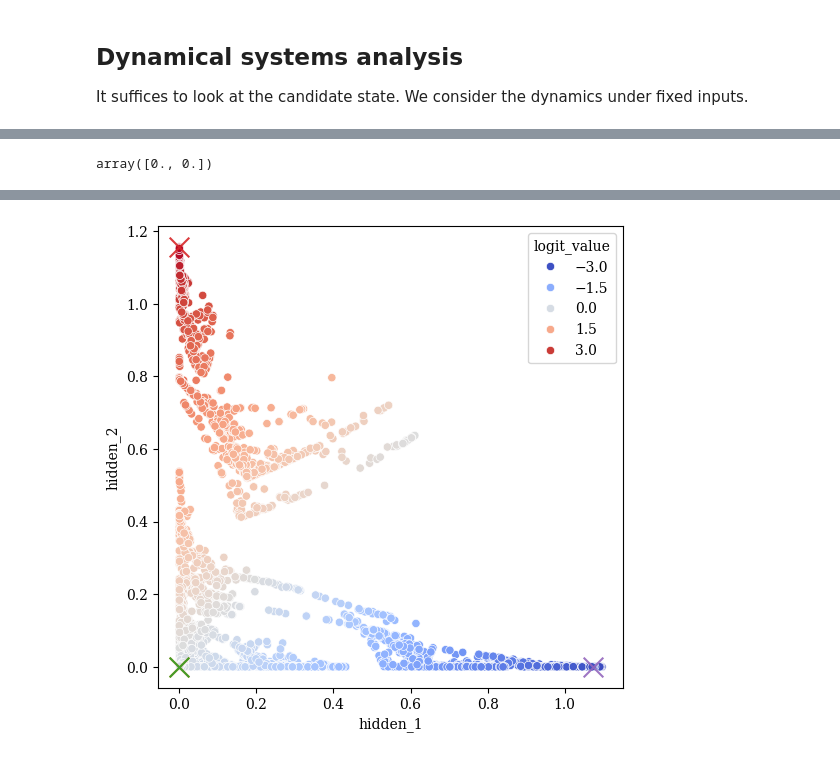
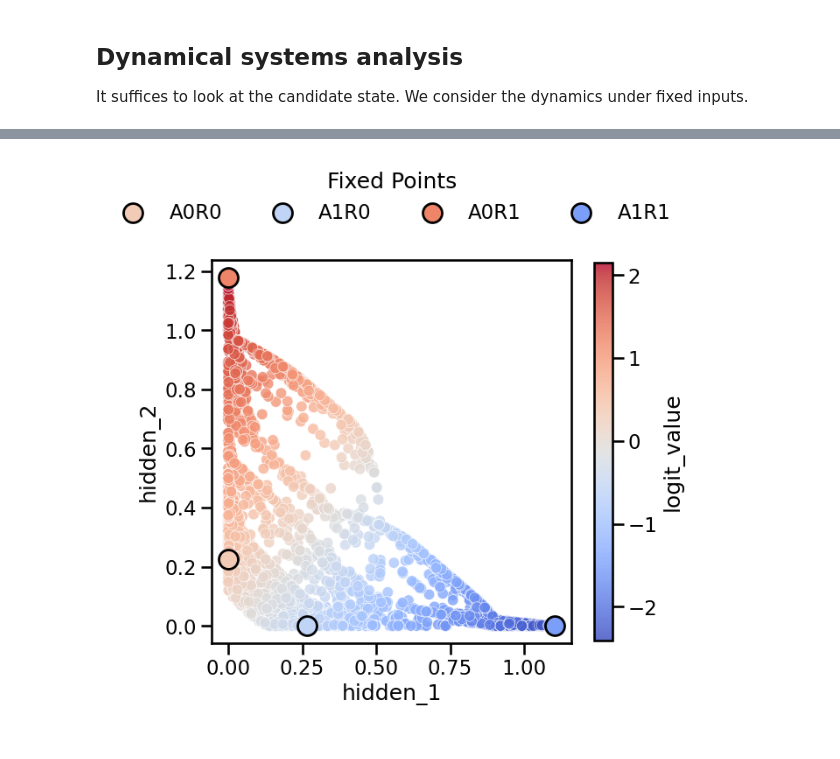
Before and after one commit to charlesdgburns/NM_TinyRNN, a Jupyter notebook: notebooks/monoGRU_mechanisms.ipynb, the cells around one changed output, grey strips where cells are left out. Cells and saved outputs as stored; diff of their text form; code cells hidden in the pictures.

```diff
--- a/notebooks/monoGRU_mechanisms.ipynb
+++ b/notebooks/monoGRU_mechanisms.ipynb
@@ -454,7 +454,7 @@ RL: choice recoding matches = True; prediction recoding matches = True
 # %%
 # let's get a 'reference' model that we align all other subject models to.
 # single subject example
-subject_id="WS16"
+subject_id="WS20"
 model_id = "2_unit_monoGRU_relu_unipolar_forced_ndb"
 outer_loop_n = 10
 select_df = best_model_df.query(f"subject_id=='{subject_id}' and model_id=='{model_id}' and outer_loop_n=={outer_loop_n}")
@@ -542,5 +542,8 @@ averaged_model, averaged_model_rows = average_subject_model_parameters(
 print(
     f'Averaged {len(averaged_model_rows)} models across all models'
 )
+
+for parameter_name, parameter_value in averaged_model.named_parameters():
+    print(f'{parameter_name}: {parameter_value}')
 # %% [output]
 Averaged 110 models across all models
@@ -886,18 +876,13 @@ results
-# %%
-results[key][0]['h']
-# %% [output]
-array([0., 0.])
 # %%
 from NM_TinyRNN.code.measures import dynamical_stability as dysta
 reload(dysta)
 # let's get a 'reference' model that we align all other subject models to.
 # single subject example
-subject_id="WS16"
+subject_id="WS20"
 model_id = "2_unit_monoGRU_relu_unipolar_forced_ndb"
 outer_loop_n = 10
 select_df = best_model_df.query(f"subject_id=='{subject_id}' and model_id=='{model_id}' and outer_loop_n=={outer_loop_n}")
 
-fig, ax = plt.subplots(1,1,figsize=(6,6))
 trials_data = analysis.load_data(select_df.trials_data_path.iloc[0])
 model = analysis.load_data(select_df.model_pickle_path.iloc[0])
 
@@ -907,12 +892,61 @@ label_key_dict = {'A0R0':(0,0,0),'A1R0':(0,1,0),'A0R1':(0,0,1),'A1R1':(0,1,1)}
 
 results = dysta.analyze_candidate_state(model, inputs)
 
-sns.scatterplot(trials_data, x= 'hidden_1',y='hidden_2', hue='logit_value',palette='coolwarm')
-for label, key in inputs_key_dict.items():
-    plt.scatter(results[key][0]['h'][0],
-                results[key][0]['h'][1],
-                label=label, s=200,
-                marker = 'x',
-                alpha = 0.9)
+# Set context for larger, presentation-ready labels
+sns.set_context('talk')
+
+fig, ax = plt.subplots(1, 1, figsize=(7, 7))
+
+# 1. Plot background scatter points without seaborn generating a legend
+sc = ax.scatter(
+    trials_data['hidden_1'],
+    trials_data['hidden_2'],
+    c=trials_data['logit_value'],
+    cmap='coolwarm',
+    edgecolor='w',
+    linewidth=0.5,
+    alpha=0.8
+)
+
+# 2. Add continuous colorbar for logit_value
+cbar = fig.colorbar(sc, ax=ax, shrink=0.8)
+cbar.set_label('logit_value')
+cp = sns.color_palette("coolwarm", n_colors=4)
+color_map = {
+    'A1R0': cp[1], 'A1R1': cp[0],
+    'A0R0': cp[2], 'A0R1': cp[3]
+}
+# 3. Plot fixed points with a distinct black outline
+for label, key in label_key_dict.items():
+    ax.scatter(
+        results[key][0]['h'][0],
+        results[key][0]['h'][1],
+        label=label,
+        s=250,
+        marker='o',
+        color=color_map[label],
+        edgecolor='black',
+        linewidth=2.0,
+        zorder=5  # Ensures fixed points sit on top of background dots
+    )
+
+# 4. Set square aspect ratio
+ax.set_aspect('equal', adjustable='box')
+
+ax.set_xlabel('hidden_1')
+ax.set_ylabel('hidden_2')
+
+# 5. Place the fixed points legend above the figure
+ax.legend(
+    title='Fixed Points',
+    loc='lower center',
+    bbox_to_anchor=(0.5, 1.05),
+    ncol=4,                  # Spread items horizontally
+    frameon=False,
+    alignment='center'
+)
+
+plt.tight_layout()
+plt.show()
 # %% [output]
 Input x = [0.0, 0.0, 0.0]
@@ -933 +967 @@ Input x = [0.0, 1.0, 1.0]
-[figure, old version]
+[figure, new version]
```
Also changed, not shown: parts of 9 cells of this notebook, 2 other files.
